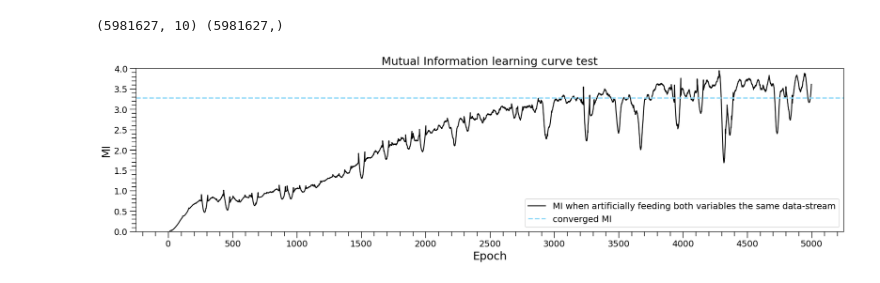
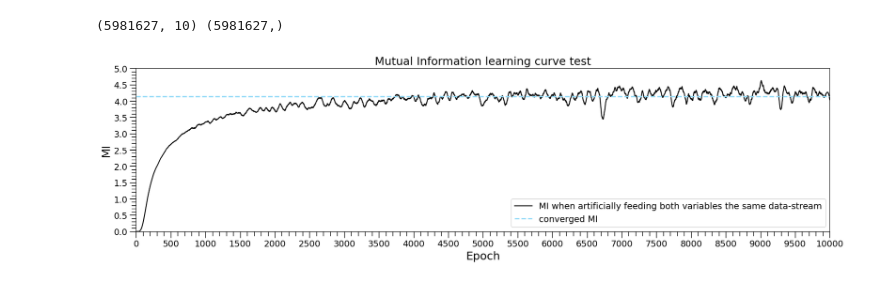
Before and after one commit to brandonlpanos/grace, a Jupyter notebook: grace.ipynb, the cells around one changed output. Cells and saved outputs as stored; diff of their text form; code cells hidden in the pictures.

```diff
--- a/grace.ipynb
+++ b/grace.ipynb
@@ -251,7 +251,7 @@ print(X.shape, y.shape)
 # %%
 path_to_data = '/Users/brandonlpanos/Desktop/grace/data_same.npz'
 dataloader = torch.utils.data.DataLoader(MINEDataLoader(path_to_data, 1000))
-n_epoch = 5000
+n_epoch = 10000
 model = MINEnetwork(10,3)
 optimizer = torch.optim.Adam(model.parameters(), lr=0.01)
 mi_hist = []
@@ -264,29 +264,29 @@ for epoch in range(n_epoch):
     model.zero_grad()
     loss.backward()
     optimizer.step()
-# %%
-# Plot results
-fig, ax = plt.subplots(figsize=(17,5))
-rcParams['font.size'] = 14
-plt.title('Mutual Information learning curve test', fontsize=18)
-from scipy.signal import savgol_filter
-mi_smoother = savgol_filter(mi_hist, 50, 3) # window size 200, polynomial order 3
-plt.plot(mi_smoother, c='k', label='MI when artificially feeding both variables the same data-stream')
-plt.axhline(np.mean(mi_hist[3000::]), c='#8dd8f8', linestyle='--', linewidth=2, label='converged MI')
-ax.xaxis.set_major_locator(MultipleLocator(500))
-ax.xaxis.set_minor_locator(MultipleLocator(100))
-ax.yaxis.set_major_locator(MultipleLocator(0.5))
-ax.yaxis.set_minor_locator(MultipleLocator(0.1))
-ax.tick_params(which='major', length=10,width=1)
-ax.tick_params(which='minor', length=7,width=1)
-plt.xlabel('Epoch', fontsize=18)
-plt.ylabel('MI', fontsize=18)
-# plt.xlim(100,5000)
-plt.ylim(0.0, 4)
-plt.legend(loc='lower right')
-plt.tight_layout()
-plt.savefig('/Users/brandonlpanos/Desktop/grace/figs/mi_same.pdf')
-plt.show()
-plt.close(fig)
-# %% [output]
-[figure, removed]
+# %%
+# Plot results
+fig, ax = plt.subplots(figsize=(17,5))
+rcParams['font.size'] = 14
+plt.title('Mutual Information learning curve test', fontsize=18)
+from scipy.signal import savgol_filter
+mi_smoother = savgol_filter(mi_hist, 100, 3) # window size 200, polynomial order 3
+plt.plot(mi_smoother, c='k', label='MI when artificially feeding both variables the same data-stream')
+plt.axhline(np.mean(mi_hist[3000::]), c='#8dd8f8', linestyle='--', linewidth=2, label='converged MI')
+ax.xaxis.set_major_locator(MultipleLocator(500))
+ax.xaxis.set_minor_locator(MultipleLocator(100))
+ax.yaxis.set_major_locator(MultipleLocator(0.5))
+ax.yaxis.set_minor_locator(MultipleLocator(0.1))
+ax.tick_params(which='major', length=10,width=1)
+ax.tick_params(which='minor', length=7,width=1)
+plt.xlabel('Epoch', fontsize=18)
+plt.ylabel('MI', fontsize=18)
+plt.xlim(0,10000)
+plt.ylim(0.0, 5)
+plt.legend(loc='lower right')
+plt.tight_layout()
+plt.savefig('/Users/brandonlpanos/Desktop/grace/figs/mi_same.pdf')
+plt.show()
+plt.close(fig)
+# %% [output]
+[figure, added]
```
